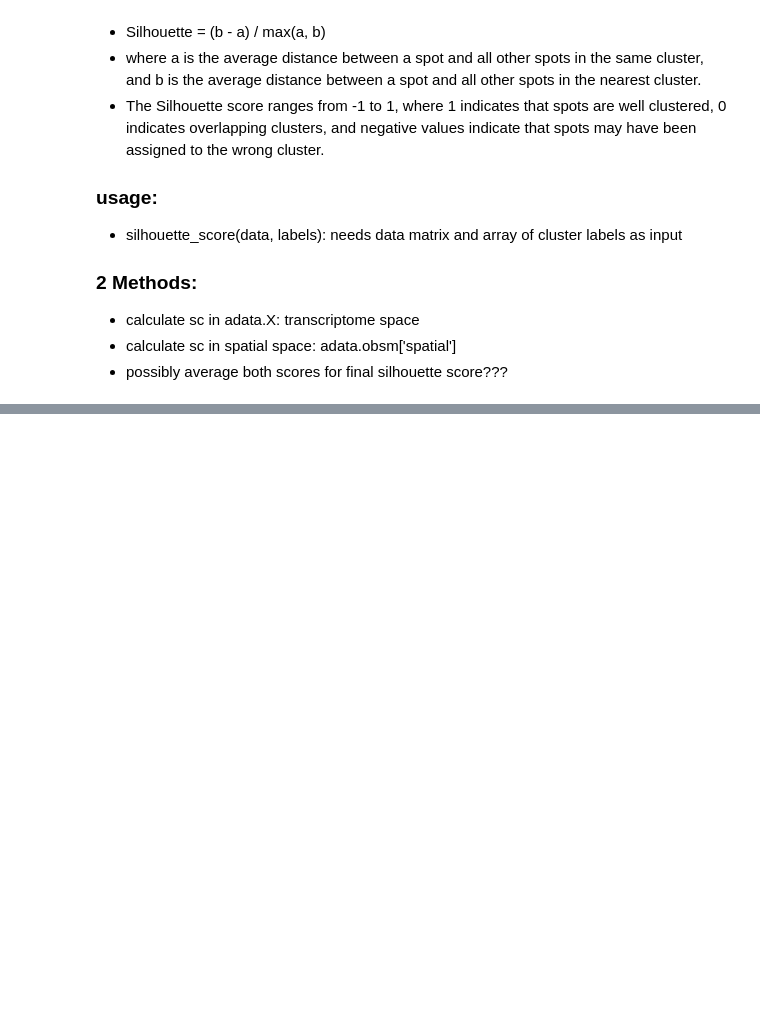
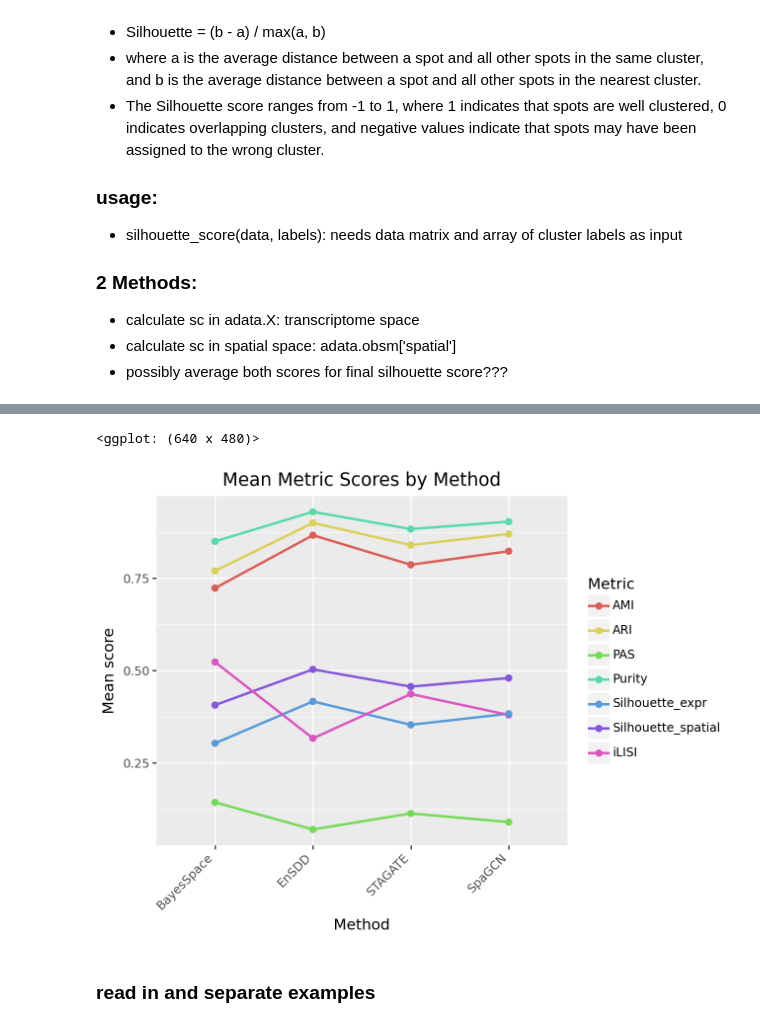
Before and after one commit to Elizabeth-Flx/sdd, a Jupyter notebook: evaluation_metrics/tryout_metrics.ipynb, the cells around one changed output, grey strips where cells are left out. Saved outputs shown, nothing was run; the diff lists cells and outputs as text; code cells hidden in the pictures; blank space fills up the shorter version.

```diff
--- a/evaluation_metrics/tryout_metrics.ipynb
+++ b/evaluation_metrics/tryout_metrics.ipynb
@@ -452,0 +662,9 @@ for method in dict_all_methods.keys():
+# %%
+metric_cols = list(metric_dicts.keys())  # ["ARI","Purity",...]
+mean_df_metrics = (
+    df_metrics
+    .groupby("Method", as_index=False)[metric_cols]
+    .mean(numeric_only=True)
+)
+
+mean_df_metrics
@@ -452,0 +677,27 @@ for method in dict_all_methods.keys():
+# %%
+def plot_means_gg(mean_df, save_path):
+    # long format: Method | Metric | Mean_Score
+    df_long = mean_df.melt(id_vars=["Method"], var_name="Metric", value_name="Mean_Score")
+
+    p = (
+        ggplot(df_long, aes(x="Method", y="Mean_Score", color="Metric", group="Metric"))
+        + geom_line(size=1)
+        + geom_point(size=2)
+        + ggtitle("Mean Metric Scores by Method")
+        + xlab("Method")
+        + ylab("Mean score")
+        + theme(axis_text_x=element_text(rotation=45, hjust=1))
+    )
+
+    # show + save
+    print(p)
+    p.save(os.path.join(save_path, "mean_metrics_lineplot_gg.png"), dpi=300)
+
+    return p
+# %%
+plot_means_gg(mean_df_metrics, metric_path)
+# %% [output]
+<ggplot: (640 x 480)>
+[figure, added]
+# %% [markdown]
+### read in and separate examples
```
Also changed, not shown: parts of 20 cells of this notebook, 17 other files.
